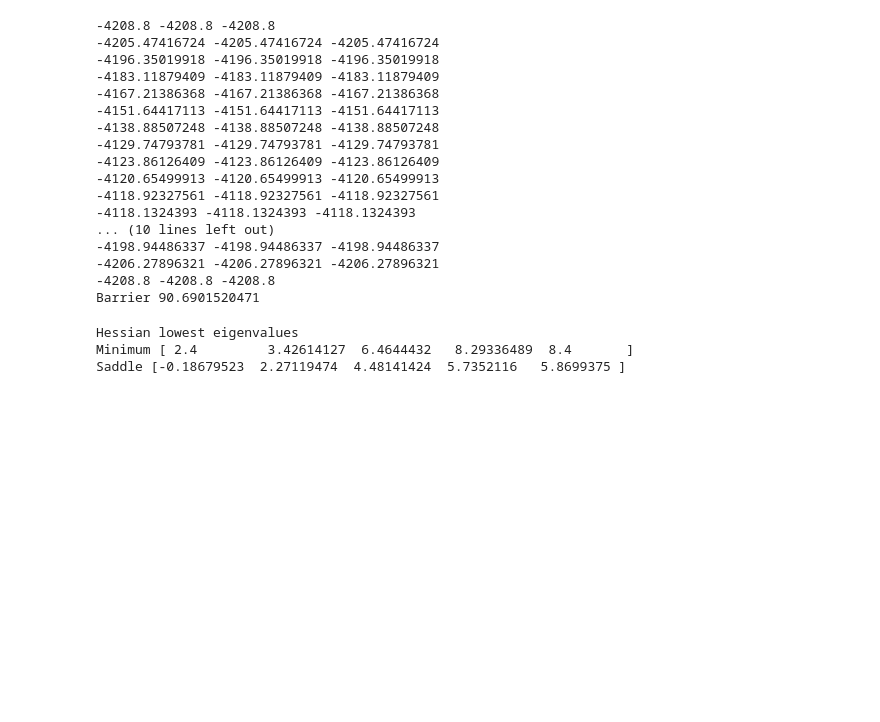
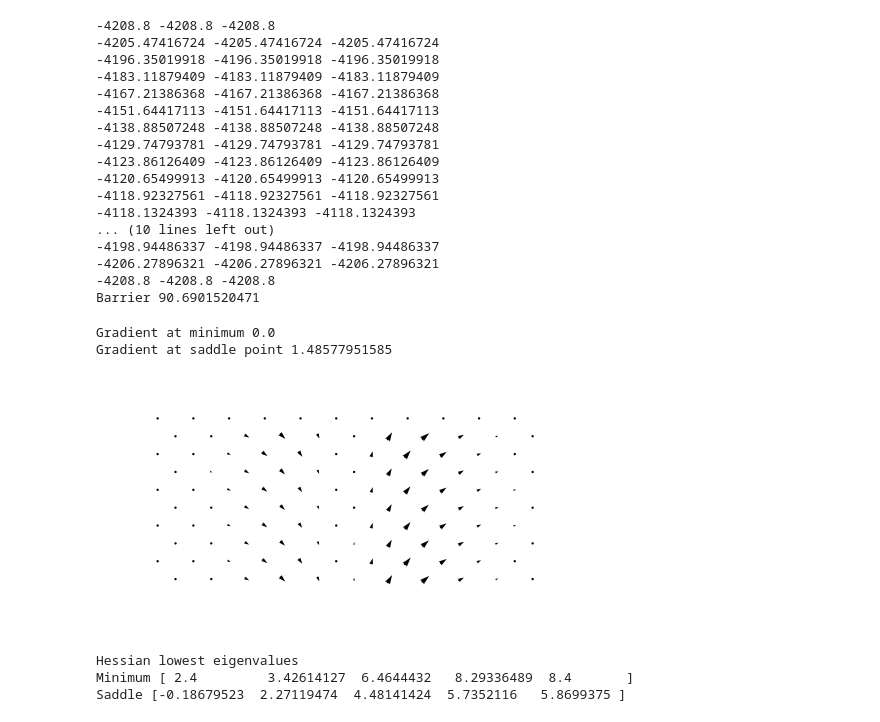
Before and after one commit to alepoydes/mmep, a Jupyter notebook: python/Transition rate.ipynb, the cells around one changed output. Drawn from its saved outputs; the diff is of its cells as text; code cells hidden in the pictures; blank space fills up the shorter version.

```diff
--- a/python/Transition rate.ipynb
+++ b/python/Transition rate.ipynb
@@ -44,6 +44,17 @@ Barrier 90.6901520471
 hess0, N0, embed0, project0, ergy0, grad0=sys.lambda_restricted_hessian(mypath[0], hessian=hessian)
 saddle_idx=np.argmax(ergy[:,-1]); saddle=mypath[saddle_idx]
 hessS, NS, embedS, projectS, ergyS, gradS=sys.lambda_restricted_hessian(saddle, hessian=hessian)
+# %%
+pgrad0=miser.project_to_tangent_space(mypath[0], grad0)
+print('Gradient at minimum', np.sqrt(np.sum(pgrad0**2)))
+pgradS=miser.project_to_tangent_space(saddle, gradS)
+print('Gradient at saddle point', np.sqrt(np.sum(pgradS**2)))
+sys.plot_field(pgradS)
+plt.show()
+# %% [output]
+Gradient at minimum 0.0
+Gradient at saddle point 1.48577951585
+[figure, added]
 # %%
 M0=miser.matrix(hess0)
 MS=miser.matrix(hessS)
```
Also changed, not shown: parts of 1 cell of this notebook, 22 other files.
